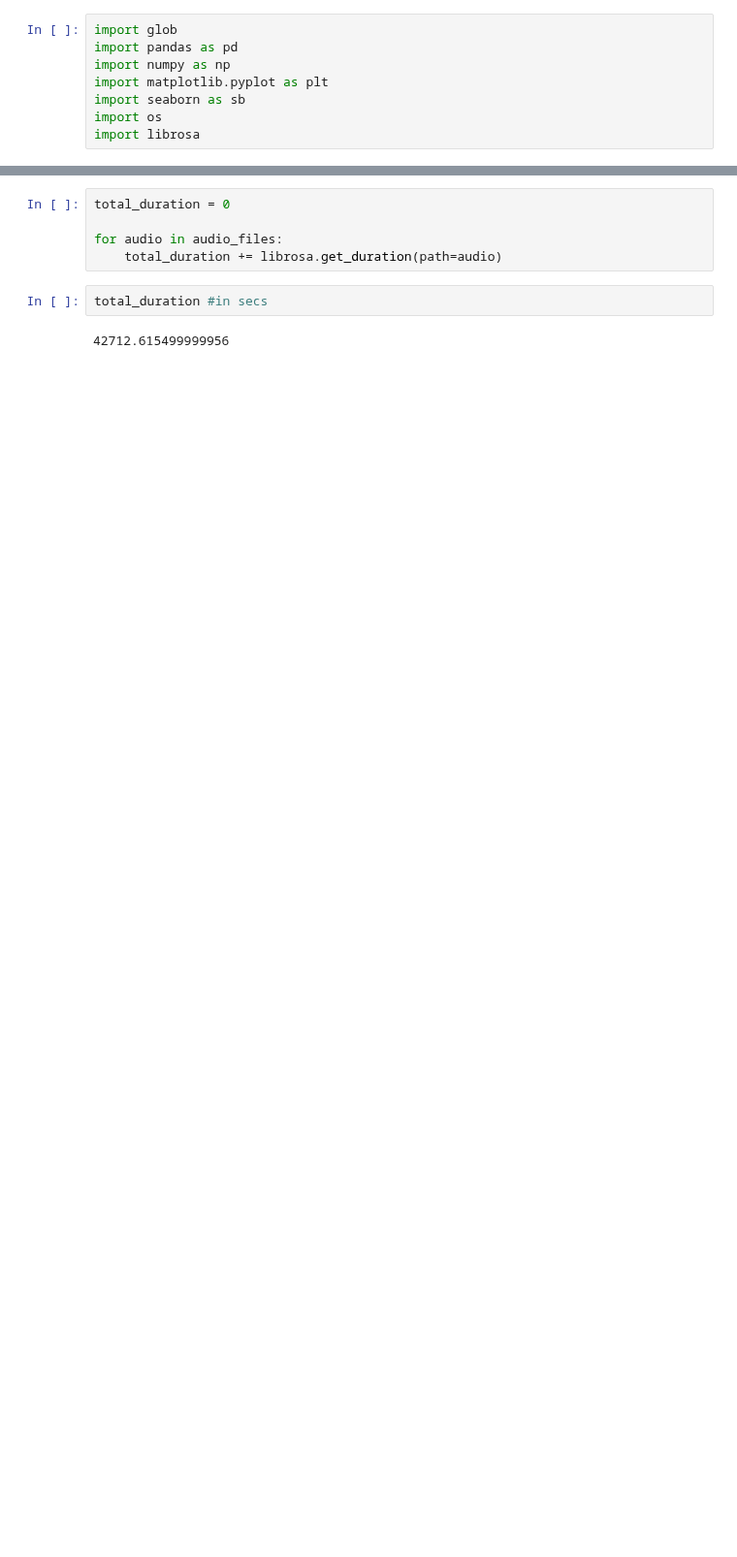
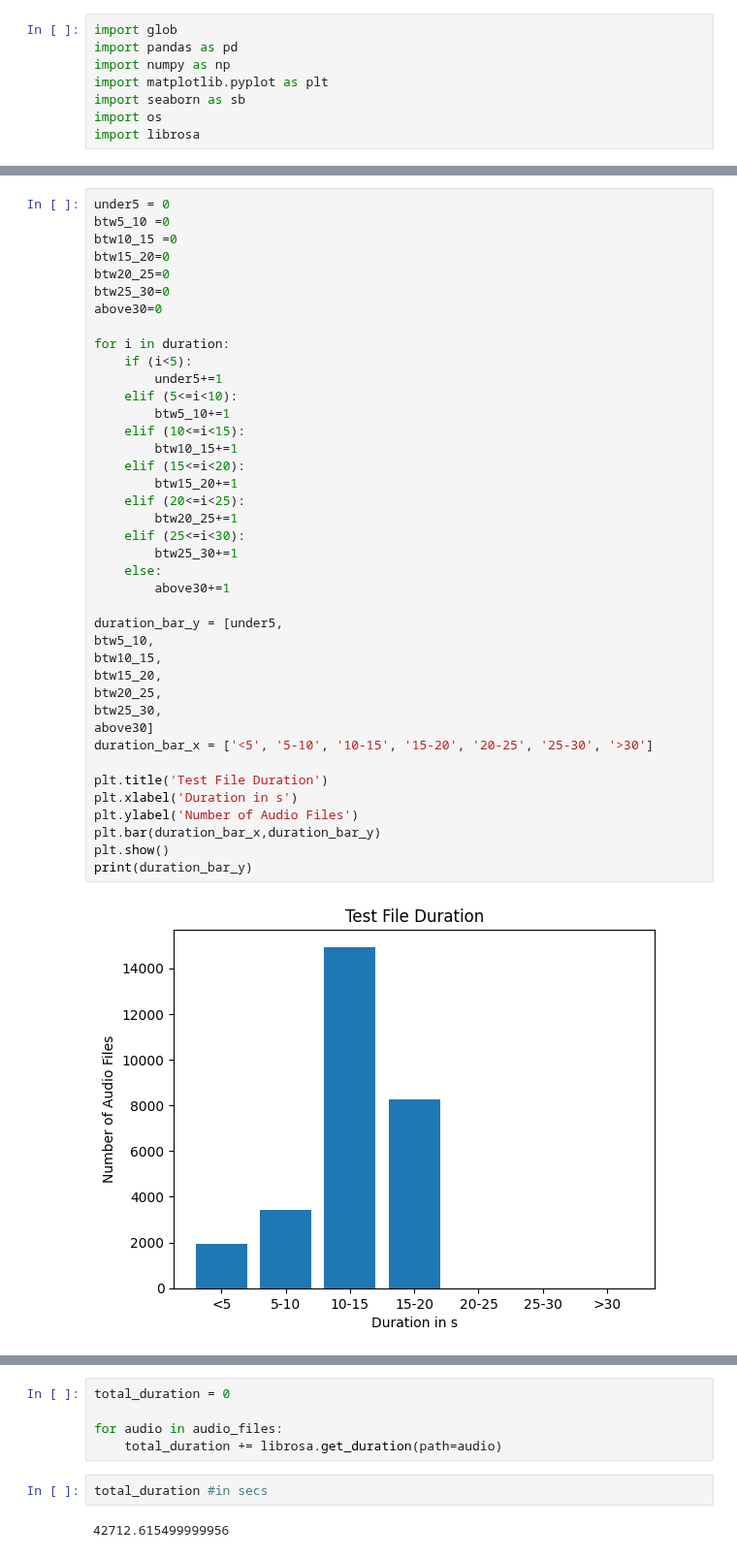
Before and after one commit to SinghSahitya/accentify, a Jupyter notebook: data_analysis.ipynb, the cells around one changed output, grey strips where cells are left out. Shown at 97% size. Saved outputs shown, nothing was run; the diff lists cells and outputs as text; blank space fills up the shorter version.

```diff
--- a/data_analysis.ipynb
+++ b/data_analysis.ipynb
@@ -8,0 +61,42 @@ import librosa
+# %%
+under5 = 0
+btw5_10 =0
+btw10_15 =0
+btw15_20=0
+btw20_25=0
+btw25_30=0
+above30=0
+
+for i in duration:
+    if (i<5):
+        under5+=1
+    elif (5<=i<10):
+        btw5_10+=1
+    elif (10<=i<15):
+        btw10_15+=1
+    elif (15<=i<20):
+        btw15_20+=1
+    elif (20<=i<25):
+        btw20_25+=1
+    elif (25<=i<30):
+        btw25_30+=1
+    else:
+        above30+=1
+
+duration_bar_y = [under5,
+btw5_10,
+btw10_15,
+btw15_20,
+btw20_25,
+btw25_30,
+above30]
+duration_bar_x = ['<5', '5-10', '10-15', '15-20', '20-25', '25-30', '>30']
+
+plt.title('Test File Duration')
+plt.xlabel('Duration in s')
+plt.ylabel('Number of Audio Files')
+plt.bar(duration_bar_x,duration_bar_y)
+plt.show()
+print(duration_bar_y)
+# %% [output]
+[figure, added]
```
Also changed, not shown: parts of 29 cells of this notebook, 1 other file.
